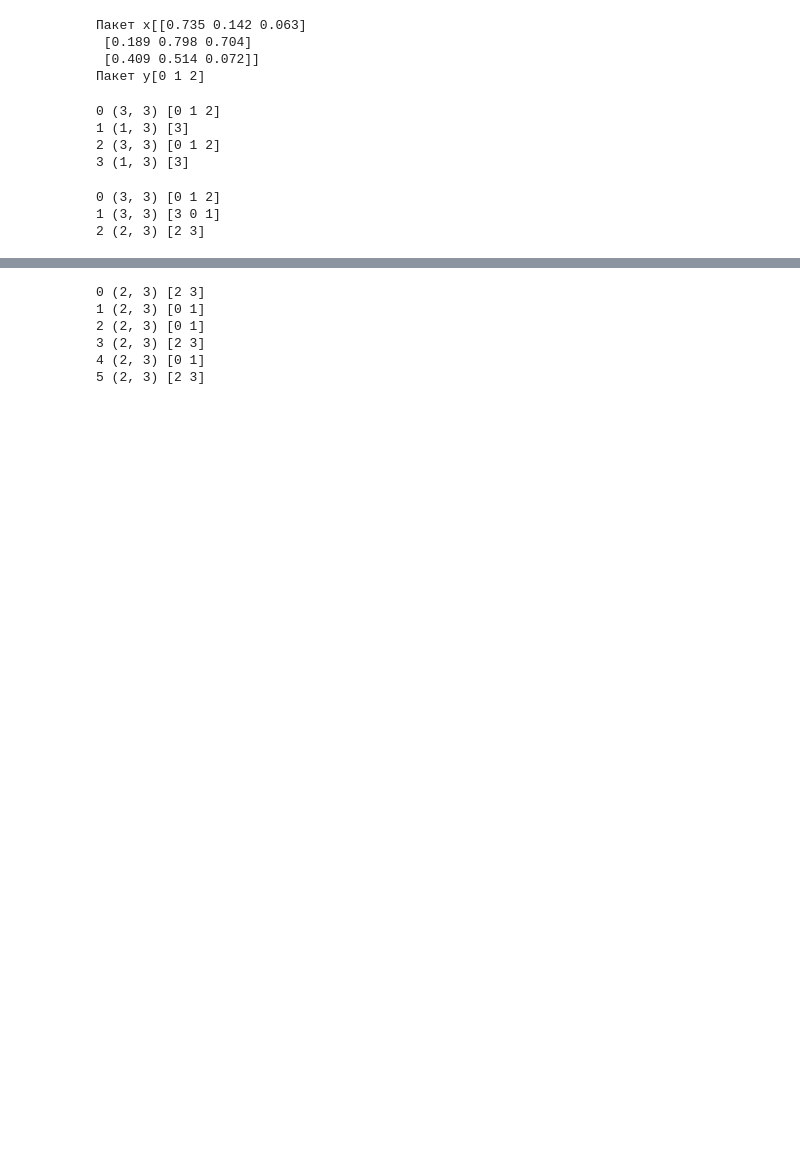
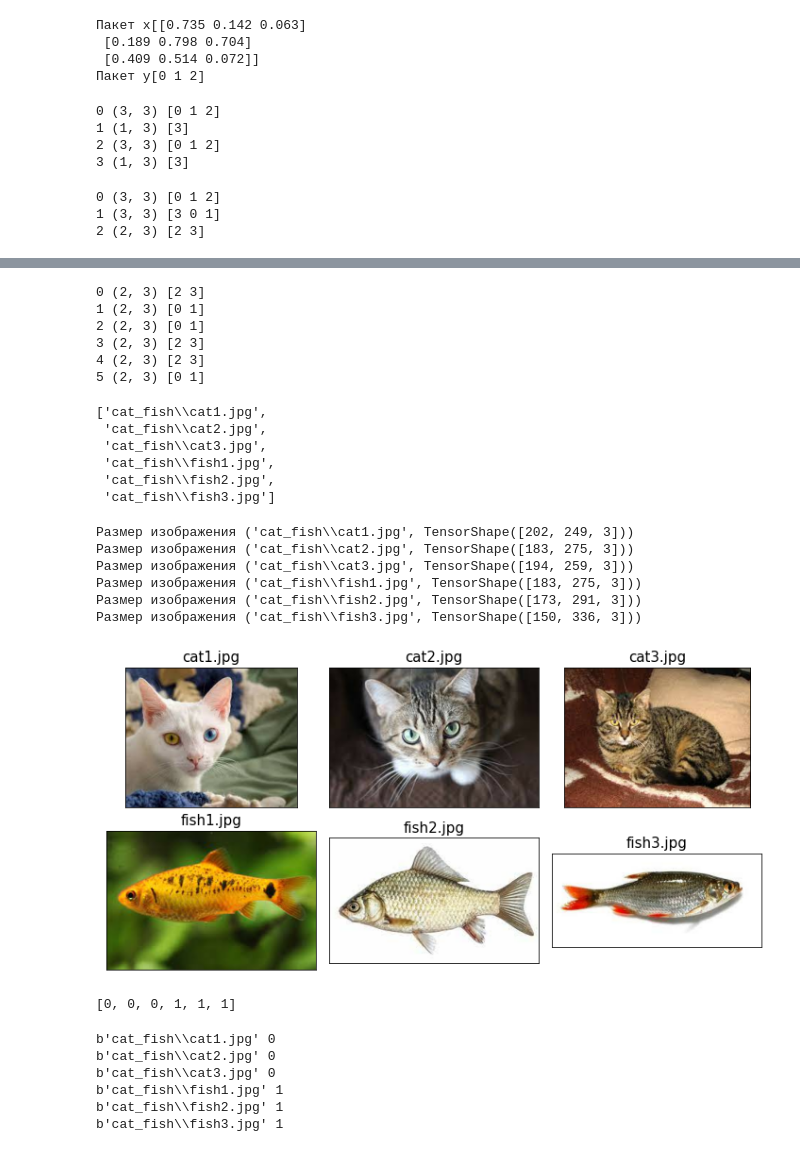
Before and after one commit to airatinho/task, a Jupyter notebook: rashka.ipynb, the cells around one changed output, grey strips where cells are left out. Saved outputs shown, nothing was run; the diff lists cells and outputs as text; code cells hidden in the pictures; blank space fills up the shorter version.

```diff
--- a/rashka.ipynb
+++ b/rashka.ipynb
@@ -619,5 +628,5 @@ for i,(batch_x,batch_y) in enumerate(ds):
 # %%
-"""тасование создание пакетов повторение"""
+"""создание пакетов тасование  повторение"""
 ds=ds_joint.batch(2).shuffle(4).repeat(3)
 for i,(batch_x,batch_y) in enumerate(ds):
     print(i,batch_x.shape,batch_y.numpy())
@@ -627,5 +636,54 @@ for i,(batch_x,batch_y) in enumerate(ds):
 1 (2, 3) [0 1]
 2 (2, 3) [0 1]
 3 (2, 3) [2 3]
-4 (2, 3) [0 1]
-5 (2, 3) [2 3]
+4 (2, 3) [2 3]
+5 (2, 3) [0 1]
+# %%
+import pathlib
+imdir_path=pathlib.Path('cat_fish')
+file_list=sorted([str(path) for path in imdir_path.glob('*.jpg') ])
+file_list
+# %% [output]
+['cat_fish\\cat1.jpg',
+ 'cat_fish\\cat2.jpg',
+ 'cat_fish\\cat3.jpg',
+ 'cat_fish\\fish1.jpg',
+ 'cat_fish\\fish2.jpg',
+ 'cat_fish\\fish3.jpg']
+# %%
+fig=plt.figure(figsize=(10,5))
+for i,file in enumerate(file_list):
+    img_raw=tf.io.read_file(file)
+    img=tf.image.decode_jpeg(img_raw)
+    print(f'Размер изображения {file, img.shape}')
+    ax=fig.add_subplot(2,3,i+1)
+    ax.set_xticks([]);ax.set_yticks([])
+    ax.imshow(img)
+    ax.set_title(os.path.basename(file),size=15)
+plt.tight_layout()
+plt.show()
+# %% [output]
+Размер изображения ('cat_fish\\cat1.jpg', TensorShape([202, 249, 3]))
+Размер изображения ('cat_fish\\cat2.jpg', TensorShape([183, 275, 3]))
+Размер изображения ('cat_fish\\cat3.jpg', TensorShape([194, 259, 3]))
+Размер изображения ('cat_fish\\fish1.jpg', TensorShape([183, 275, 3]))
+Размер изображения ('cat_fish\\fish2.jpg', TensorShape([173, 291, 3]))
+Размер изображения ('cat_fish\\fish3.jpg', TensorShape([150, 336, 3]))
+[figure, added]
+# %%
+labels=[1 if 'fish' in os.path.basename(file) else 0 for file in file_list]
+labels
+# %% [output]
+[0, 0, 0, 1, 1, 1]
+# %%
+"""создаем даасет тензоров совмещенный с метками"""
+ds_files_labels=tf.data.Dataset.from_tensor_slices((file_list,labels))
+for item in ds_files_labels:
+    print(item[0].numpy(),item[1].numpy())
+# %% [output]
+b'cat_fish\\cat1.jpg' 0
+b'cat_fish\\cat2.jpg' 0
+b'cat_fish\\cat3.jpg' 0
+b'cat_fish\\fish1.jpg' 1
+b'cat_fish\\fish2.jpg' 1
+b'cat_fish\\fish3.jpg' 1
```
Also changed, not shown: parts of 71 cells of this notebook, 2 other files.
